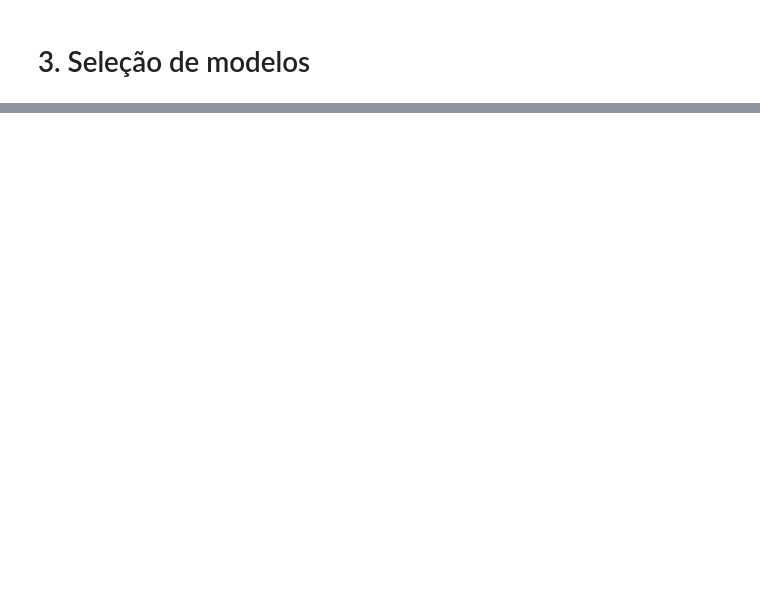
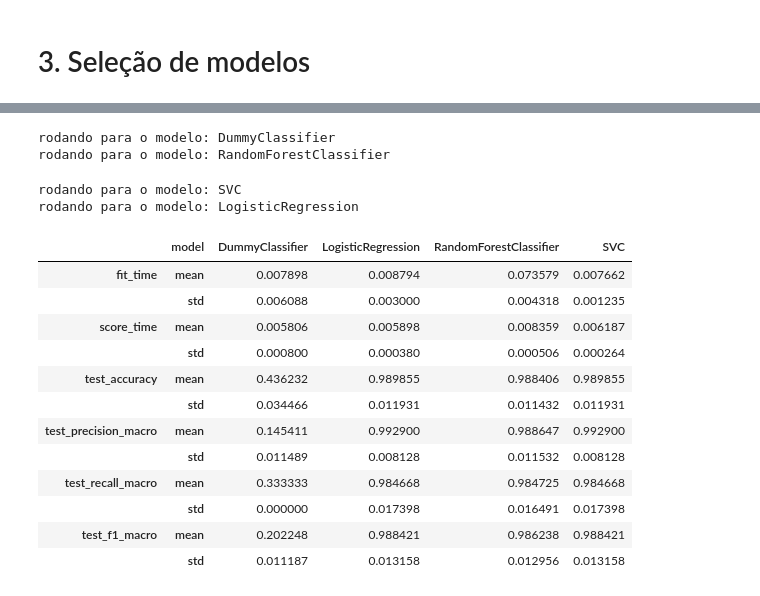
Before and after one commit to HalaneMoreira/avanti-bootcamp-cdd, a Jupyter notebook: notebooks/02-comparative_analysis.ipynb, the cells around one changed output, grey strips where cells are left out. Saved outputs shown, nothing was run; the diff lists cells and outputs as text; code cells hidden in the pictures; blank space fills up the shorter version.

```diff
--- a/notebooks/02-comparative_analysis.ipynb
+++ b/notebooks/02-comparative_analysis.ipynb
@@ -146,0 +144,15 @@ display(Markdown("### 3.1 Resultados gerais"))
+# %%
+models = [
+    DummyClassifier(strategy="most_frequent"),
+    RandomForestClassifier(random_state=42),
+    SVC(random_state=42),
+    LogisticRegression(random_state=42, max_iter=1000)
+]
+metrics = ['accuracy', 'precision_macro', 'recall_macro', 'f1_macro']
+monte_carlo = ShuffleSplit(n_splits=10, test_size=.2, random_state=42)
+# hold_out = ShuffleSplit(n_splits=1, test_size=.2, random_state=42)
+# kfold = KFold(n_splits=5, shuffle=True, random_state=42)
+# %%
+X_transformed = preprocessor.fit_transform(X)
+
+X_transformed
@@ -146,0 +173,42 @@ display(Markdown("### 3.1 Resultados gerais"))
+# %%
+results_total = None
+for model in models:
+    model_name = model.__class__.__name__
+    print(f"rodando para o modelo: {model_name}")
+    approach = Pipeline(steps=[
+        ('preprocessor', preprocessor),
+        ('model', model),
+    ])
+
+    scores = cross_validate(
+        approach, X, y,
+        scoring=metrics,
+        cv=monte_carlo
+    )
+    results_model = pd.DataFrame(scores)
+    results_model['model'] = model_name
+    if results_total is None:
+        results_total = results_model
+    else:
+        results_total = pd.concat([results_total, results_model])
+# %% [output]
+rodando para o modelo: DummyClassifier
+rodando para o modelo: RandomForestClassifier
+rodando para o modelo: SVC
+rodando para o modelo: LogisticRegression
+# %%
+results_total.groupby('model').agg(['mean', 'std']).T
+# %% [output]
+|  | model | DummyClassifier | LogisticRegression | RandomForestClassifier | SVC |
+| fit_time | mean | 0.007898 | 0.008794 | 0.073579 | 0.007662 |
+|  | std | 0.006088 | 0.003000 | 0.004318 | 0.001235 |
+| score_time | mean | 0.005806 | 0.005898 | 0.008359 | 0.006187 |
+|  | std | 0.000800 | 0.000380 | 0.000506 | 0.000264 |
+| test_accuracy | mean | 0.436232 | 0.989855 | 0.988406 | 0.989855 |
+|  | std | 0.034466 | 0.011931 | 0.011432 | 0.011931 |
+| test_precision_macro | mean | 0.145411 | 0.992900 | 0.988647 | 0.992900 |
+|  | std | 0.011489 | 0.008128 | 0.011532 | 0.008128 |
+| test_recall_macro | mean | 0.333333 | 0.984668 | 0.984725 | 0.984668 |
+|  | std | 0.000000 | 0.017398 | 0.016491 | 0.017398 |
+| test_f1_macro | mean | 0.202248 | 0.988421 | 0.986238 | 0.988421 |
+|  | std | 0.011187 | 0.013158 | 0.012956 | 0.013158 |
```
Also changed, not shown: parts of 11 cells of this notebook.
